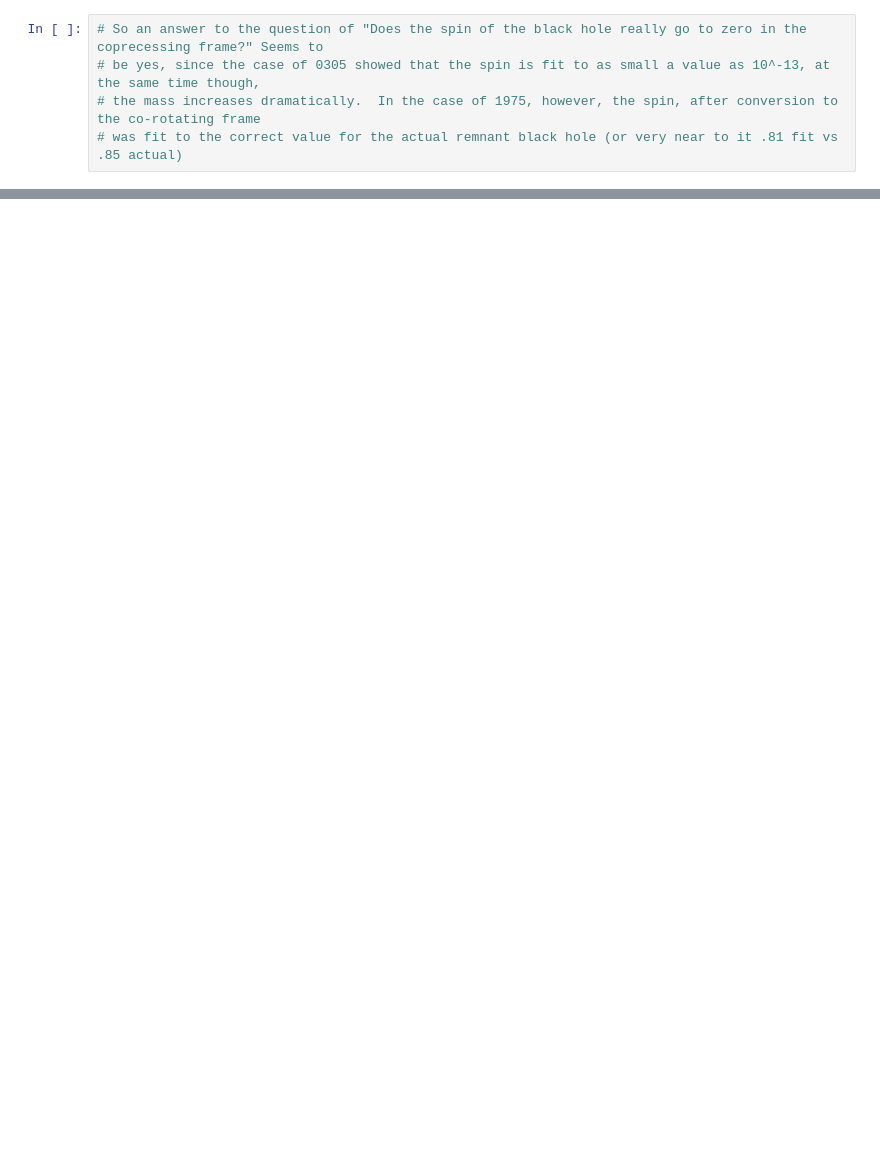
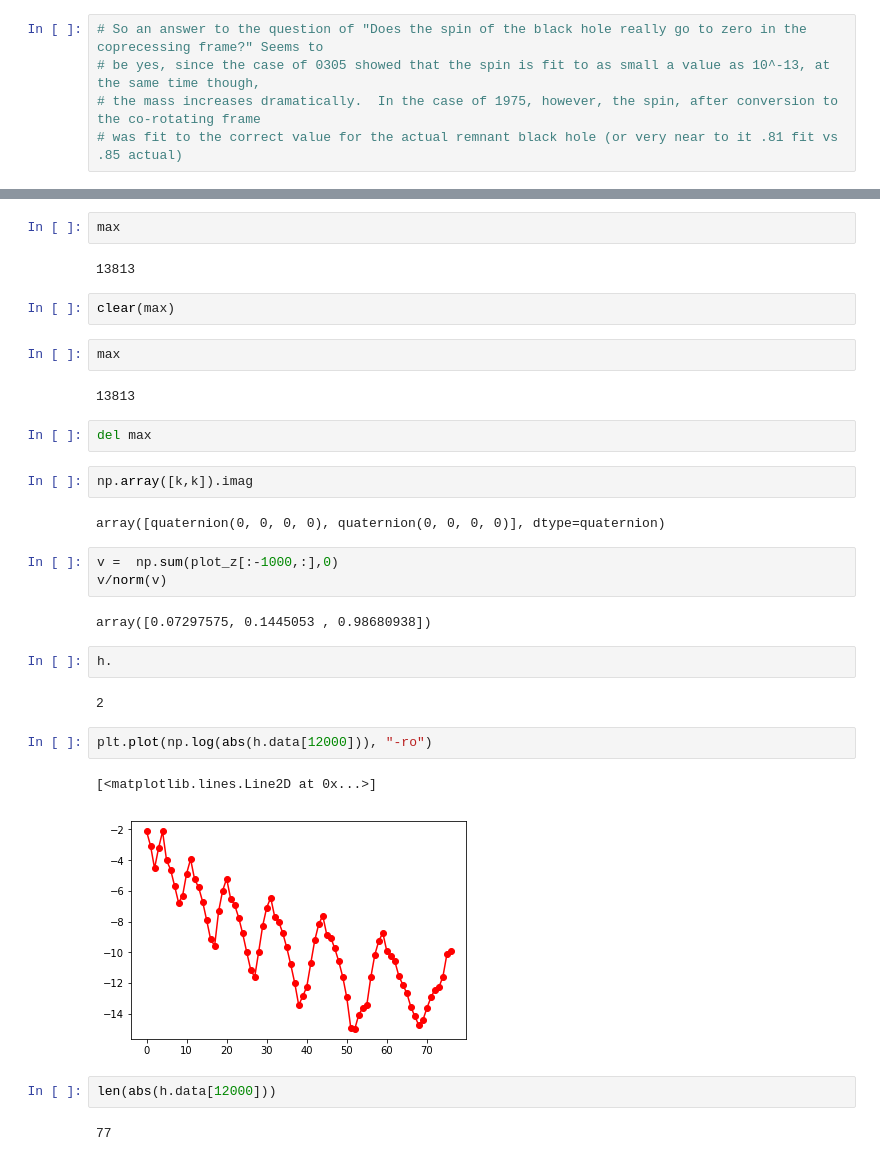
Before and after one commit to isaaclegred/qnm-fitting, a Jupyter notebook: Testing/scri_tutorial.ipynb, the cells around one changed output, grey strips where cells are left out. Drawn from its saved outputs; the diff is of its cells as text; blank space fills up the shorter version.

```diff
--- a/Testing/scri_tutorial.ipynb
+++ b/Testing/scri_tutorial.ipynb
@@ -388,0 +439,34 @@ norm(np.array([0.25269634778, 0.04202266793, 0.80968828452]))
+# %%
+max
+# %% [output]
+13813
+# %%
+clear(max)
+# %%
+max
+# %% [output]
+13813
+# %%
+del max
+# %%
+np.array([k,k]).imag
+# %% [output]
+array([quaternion(0, 0, 0, 0), quaternion(0, 0, 0, 0)], dtype=quaternion)
+# %%
+v =  np.sum(plot_z[:-1000,:],0)
+v/norm(v)
+# %% [output]
+array([0.07297575, 0.1445053 , 0.98680938])
+# %%
+h.
+# %% [output]
+2
+# %%
+plt.plot(np.log(abs(h.data[12000])), "-ro")
+# %% [output]
+[<matplotlib.lines.Line2D at 0x...>]
+[figure, added]
+# %%
+len(abs(h.data[12000]))
+# %% [output]
+77
```
Also changed, not shown: parts of 29 cells of this notebook, 4 other files.
